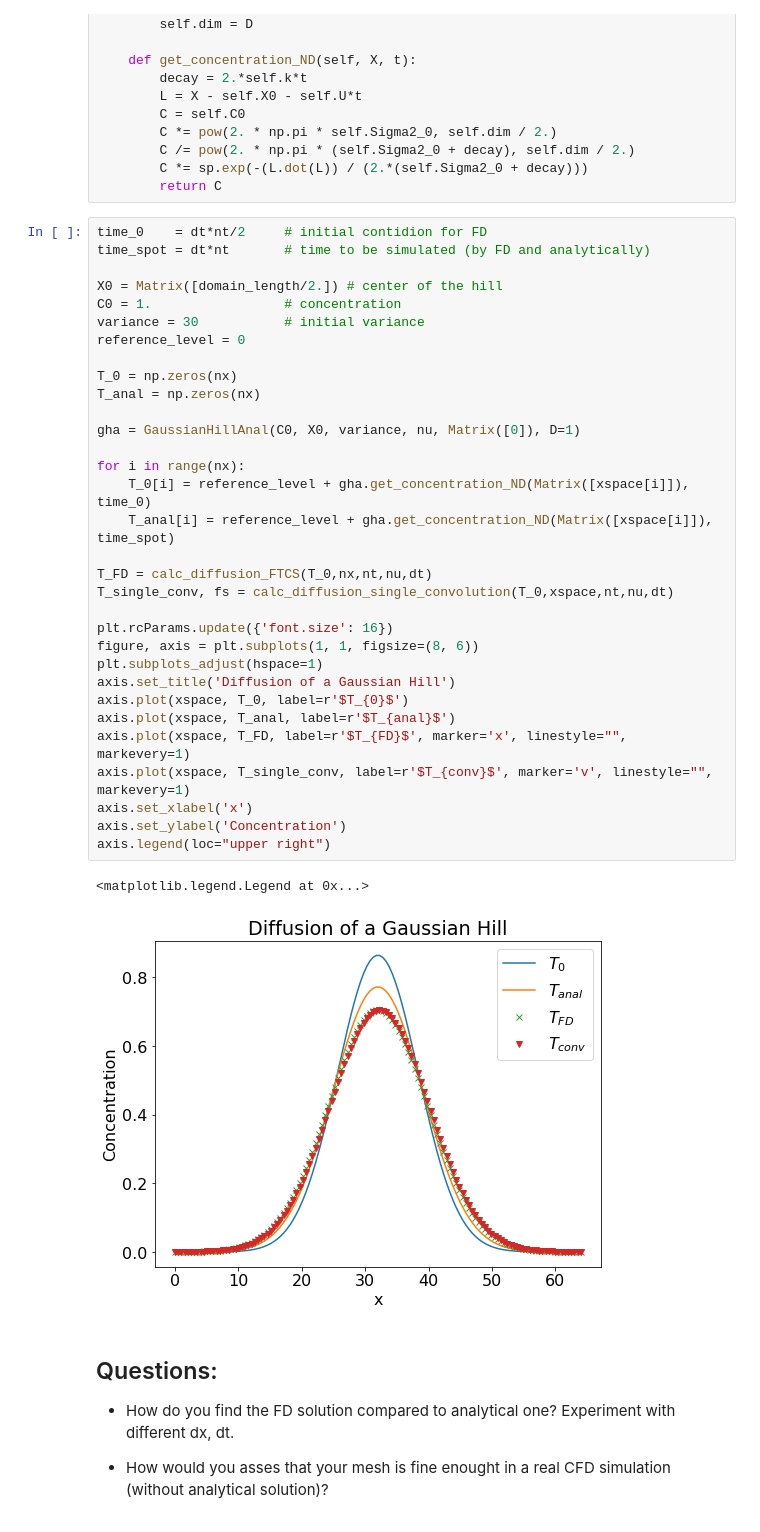
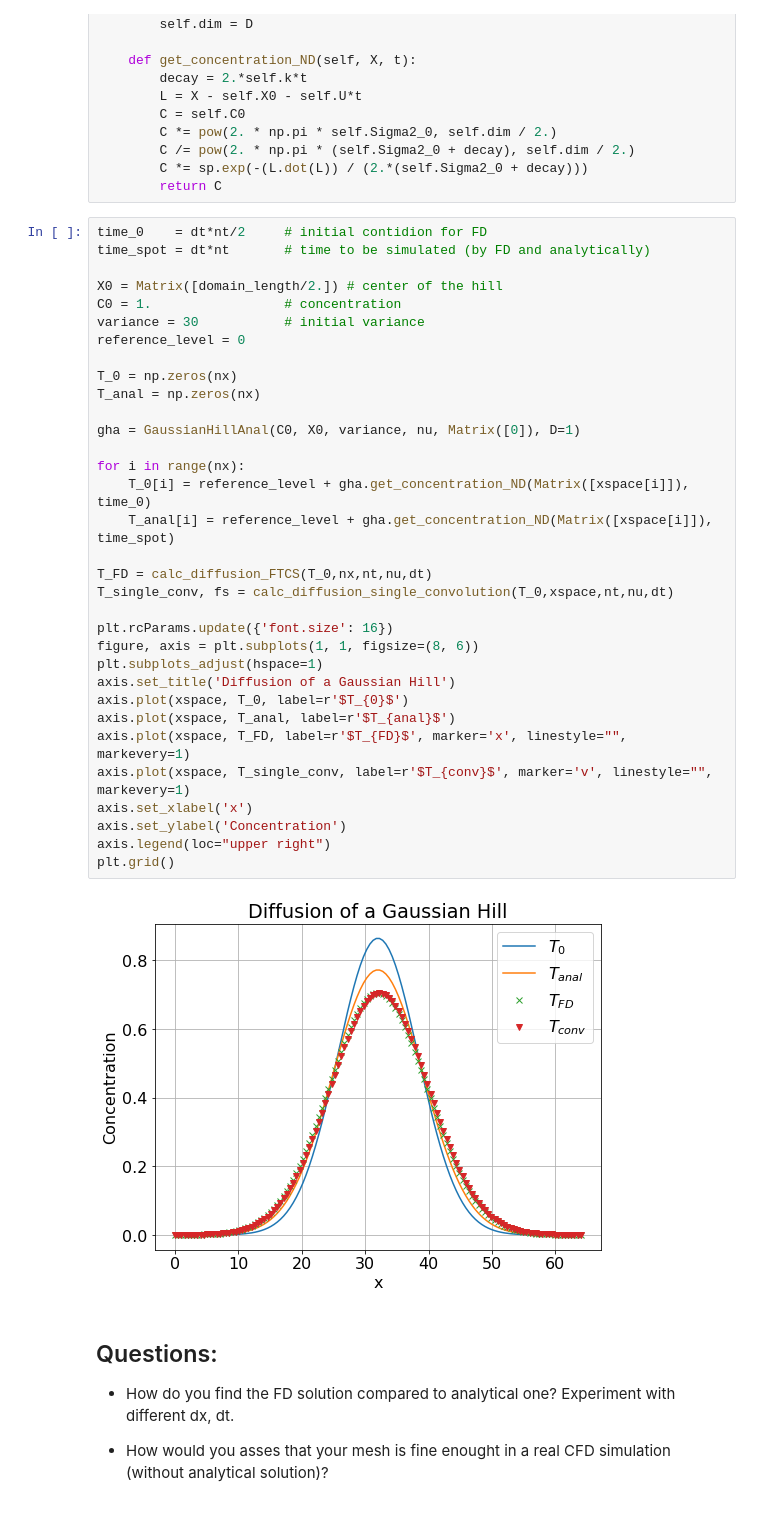
Before and after one commit to ggruszczynski/CFDPython, a Jupyter notebook: lab40_diffusion_and_laplace_eq/part1_diffusion_and_convolution_SOLUTION.ipynb, the cells around one changed output. Drawn from its saved outputs; the diff is of its cells as text.

```diff
--- a/lab40_diffusion_and_laplace_eq/part1_diffusion_and_convolution_SOLUTION.ipynb
+++ b/lab40_diffusion_and_laplace_eq/part1_diffusion_and_convolution_SOLUTION.ipynb
@@ -262,35 +268,35 @@ time_spot = dt*nt       # time to be simulated (by FD and analytically)
 
 X0 = Matrix([domain_length/2.]) # center of the hill
 C0 = 1.                 # concentration
 variance = 30           # initial variance
 reference_level = 0
 
 T_0 = np.zeros(nx)
 T_anal = np.zeros(nx)
 
 gha = GaussianHillAnal(C0, X0, variance, nu, Matrix([0]), D=1)
 
 for i in range(nx):
     T_0[i] = reference_level + gha.get_concentration_ND(Matrix([xspace[i]]), time_0)
     T_anal[i] = reference_level + gha.get_concentration_ND(Matrix([xspace[i]]), time_spot)
 
 T_FD = calc_diffusion_FTCS(T_0,nx,nt,nu,dt)
 T_single_conv, fs = calc_diffusion_single_convolution(T_0,xspace,nt,nu,dt)
 
 plt.rcParams.update({'font.size': 16})
 figure, axis = plt.subplots(1, 1, figsize=(8, 6))
 plt.subplots_adjust(hspace=1)
 axis.set_title('Diffusion of a Gaussian Hill')
 axis.plot(xspace, T_0, label=r'$T_{0}$')
 axis.plot(xspace, T_anal, label=r'$T_{anal}$')
 axis.plot(xspace, T_FD, label=r'$T_{FD}$', marker='x', linestyle="", markevery=1)
 axis.plot(xspace, T_single_conv, label=r'$T_{conv}$', marker='v', linestyle="", markevery=1)
 axis.set_xlabel('x')
 axis.set_ylabel('Concentration')
 axis.legend(loc="upper right")
+plt.grid()
 # %% [output]
-<matplotlib.legend.Legend at 0x...>
-[figure, old version]
+[figure, new version]
 # %% [markdown]
 ## Questions:
 
```
Also changed, not shown: parts of 2 cells of this notebook, 6 other files.
